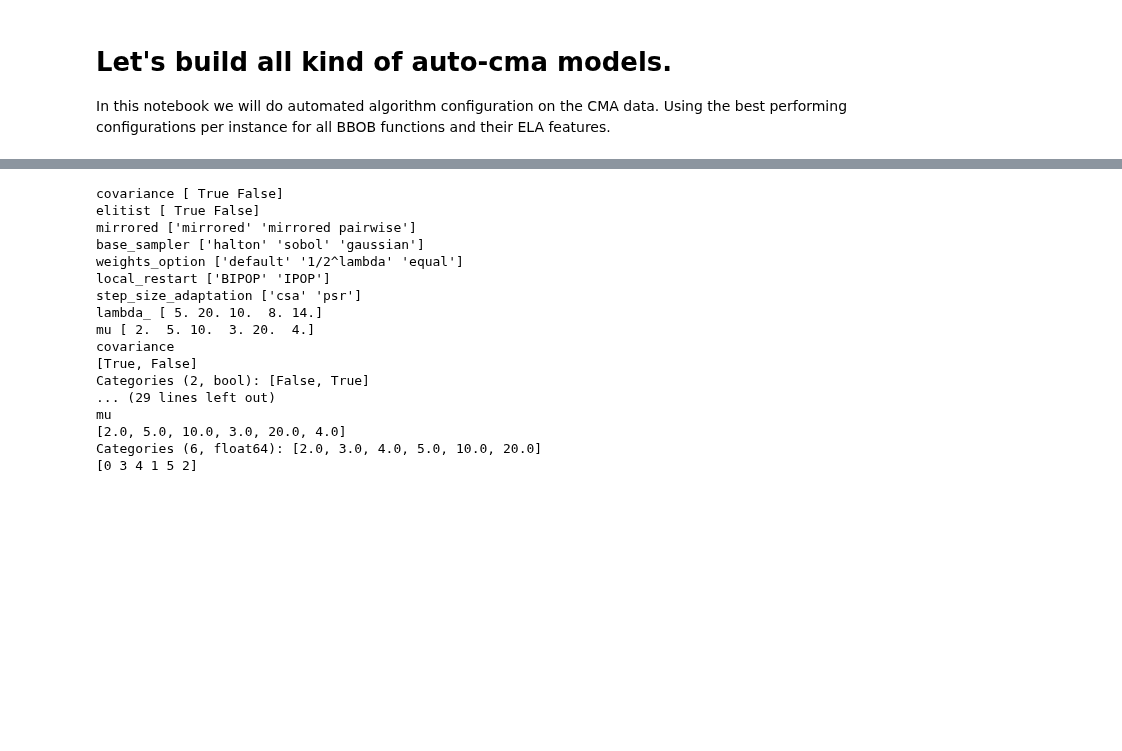
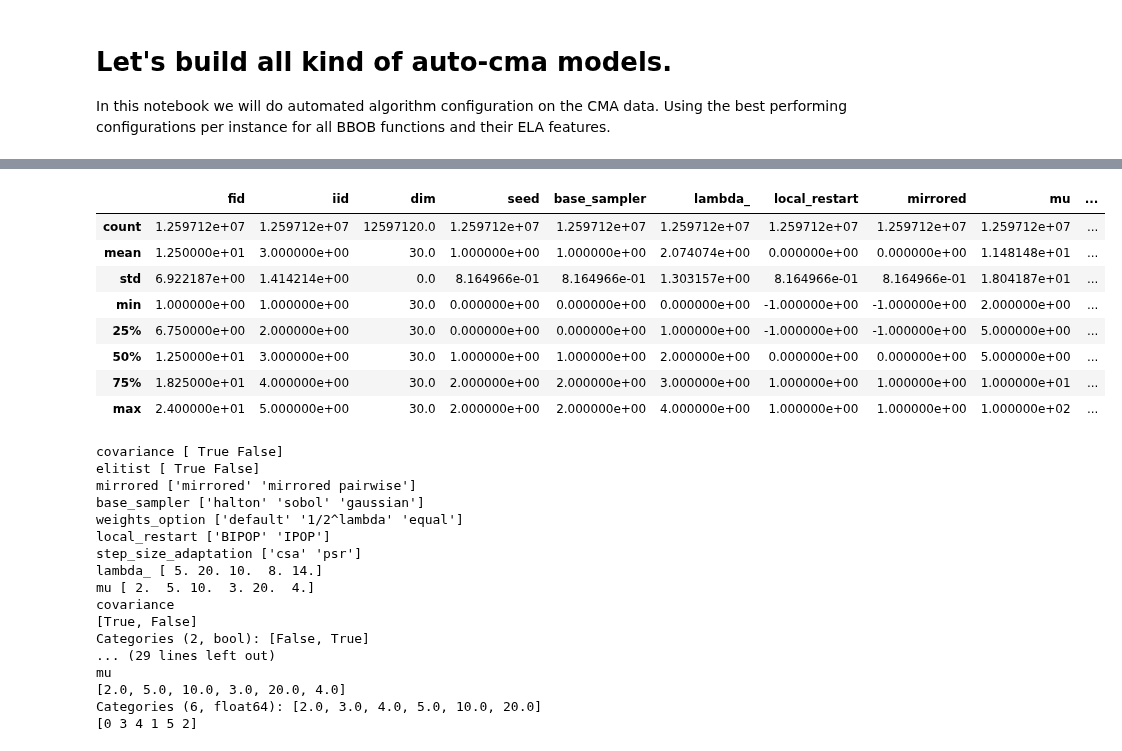
Before and after one commit to nikivanstein/ioh-explainer, a Jupyter notebook: experiments/cma_es_AAC-notebook.ipynb, the cells around one changed output, grey strips where cells are left out. Saved outputs shown, nothing was run; the diff lists cells and outputs as text; code cells hidden in the pictures; blank space fills up the shorter version.

```diff
--- a/experiments/cma_es_AAC-notebook.ipynb
+++ b/experiments/cma_es_AAC-notebook.ipynb
@@ -52,0 +92,21 @@ cmaes_explainer.df.loc[cmaes_explainer.df["dim"] == 30,'auc'] = cmaes_explainer.
+# %%
+
+#export for GSA report 30d
+df30 = cmaes_explainer.df[cmaes_explainer.df["dim"] == 30]
+df30['auc'].to_csv("d30/y.csv", header=False, index=False)
+
+categorical_columns = df30.dtypes[
+    (df30.dtypes == "object") | (df30.dtypes == "category")
+].index.to_list()
+df30[categorical_columns] = df30[categorical_columns].apply(
+    lambda col: pd.Categorical(col).codes
+)
+df30 = df30*1 # trick to make boolean into 0,1
+df30[['fid',*features]].to_csv("d30/x.csv", header=False, index=False, sep=' ')
+print(features)
+
+for x in ['fid',*features]:
+    print(df30[x].agg(['min', 'max']))
+
+
+# docker run --rm -v ./d5/output:/output -v ./d5/:/data ghcr.io/basvanstein/gsareport:main -p /data/problem.json -d /data -o /output
@@ -53,3 +135,15 @@ cmaes_explainer.df.loc[cmaes_explainer.df["dim"] == 30,'auc'] = cmaes_explainer.
+# %%
+df30.describe()
+# %% [output]
+|  | fid | iid | dim | seed | base_sampler | lambda_ | local_restart | mirrored | mu | ... |
+| count | 1.259712e+07 | 1.259712e+07 | 12597120.0 | 1.259712e+07 | 1.259712e+07 | 1.259712e+07 | 1.259712e+07 | 1.259712e+07 | 1.259712e+07 | ... |
+| mean | 1.250000e+01 | 3.000000e+00 | 30.0 | 1.000000e+00 | 1.000000e+00 | 2.074074e+00 | 0.000000e+00 | 0.000000e+00 | 1.148148e+01 | ... |
+| std | 6.922187e+00 | 1.414214e+00 | 0.0 | 8.164966e-01 | 8.164966e-01 | 1.303157e+00 | 8.164966e-01 | 8.164966e-01 | 1.804187e+01 | ... |
+| min | 1.000000e+00 | 1.000000e+00 | 30.0 | 0.000000e+00 | 0.000000e+00 | 0.000000e+00 | -1.000000e+00 | -1.000000e+00 | 2.000000e+00 | ... |
+| 25% | 6.750000e+00 | 2.000000e+00 | 30.0 | 0.000000e+00 | 0.000000e+00 | 1.000000e+00 | -1.000000e+00 | -1.000000e+00 | 5.000000e+00 | ... |
+| 50% | 1.250000e+01 | 3.000000e+00 | 30.0 | 1.000000e+00 | 1.000000e+00 | 2.000000e+00 | 0.000000e+00 | 0.000000e+00 | 5.000000e+00 | ... |
+| 75% | 1.825000e+01 | 4.000000e+00 | 30.0 | 2.000000e+00 | 2.000000e+00 | 3.000000e+00 | 1.000000e+00 | 1.000000e+00 | 1.000000e+01 | ... |
+| max | 2.400000e+01 | 5.000000e+00 | 30.0 | 2.000000e+00 | 2.000000e+00 | 4.000000e+00 | 1.000000e+00 | 1.000000e+00 | 1.000000e+02 | ... |
 # %%
 for f in features:
     print(f, ela_df[f].unique())
```
Also changed, not shown: parts of 3 cells of this notebook, 7 other files.
